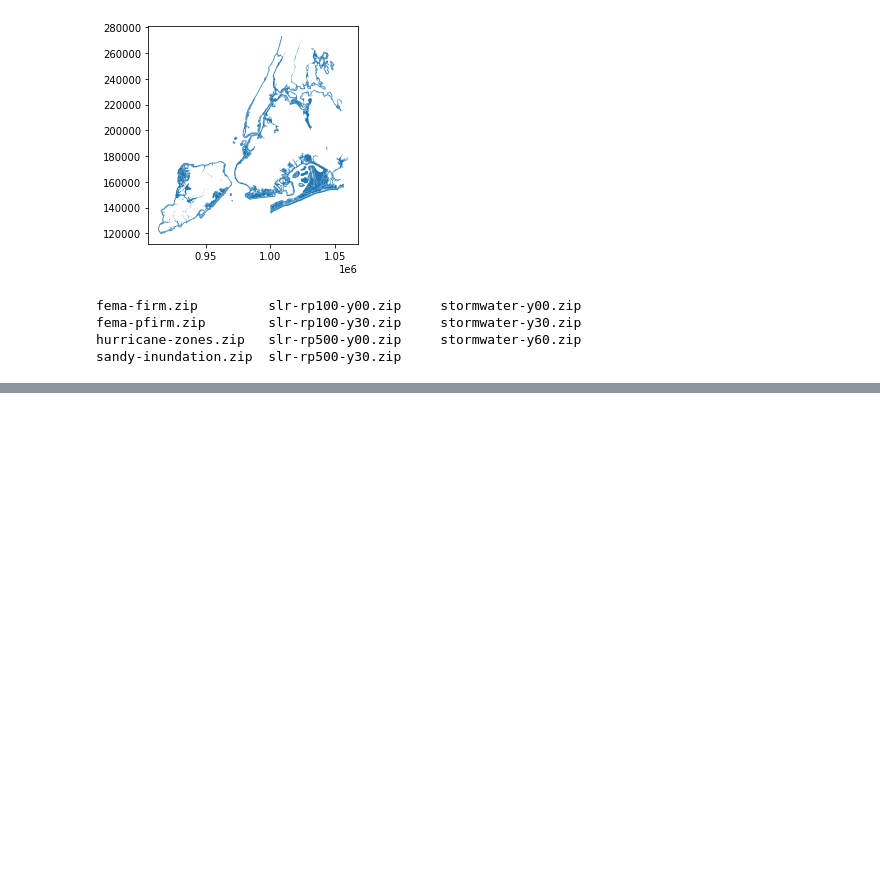
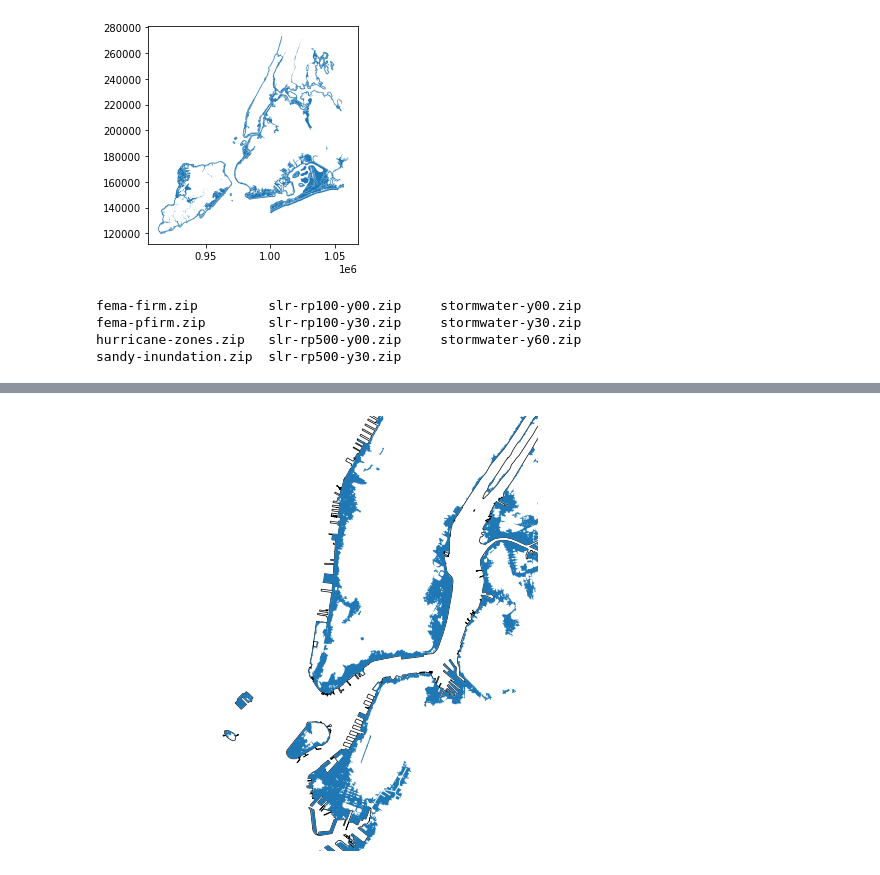
Before and after one commit to mebauer/nyc-flood-layers, a Jupyter notebook: download-layers.ipynb, the cells around one changed output, grey strips where cells are left out. Cells and saved outputs as stored; diff of their text form; code cells hidden in the pictures; blank space fills up the shorter version.

Commit message:
designing cover photo for project

```diff
--- a/download-layers.ipynb
+++ b/download-layers.ipynb
@@ -745,0 +753,9 @@ sandy-inundation.zip  slr-rp500-y30.zip
+# %%
+# importing borough boundaries
+path = 'https://data.cityofnewyork.us/api/geospatial/tqmj-j8zm?method=export&format=Shapefile'
+borough_gdf = gpd.read_file(path)
+borough_gdf = borough_gdf.to_crs(2263)
+
+# preview data
+print('shape of data: {}'.format(borough_gdf.shape))
+borough_gdf.head()
@@ -745,0 +788,18 @@ sandy-inundation.zip  slr-rp500-y30.zip
+# %%
+fig, ax = plt.subplots(figsize=(8, 8))
+
+sandy_gdf.plot(ax=ax)
+
+borough_gdf.plot(
+    ax=ax,
+    facecolor='None',
+    zorder=0,
+    linewidth=.7
+)
+
+plt.ylim(180000, 220000)
+plt.xlim(960000, 1000000)
+plt.axis('off')
+plt.savefig('images/cover-photo.png', bbox_inches='tight', dpi=250)
+# %% [output]
+[figure, added]
```
Also changed, not shown: parts of 6 cells of this notebook, 2 other files.
